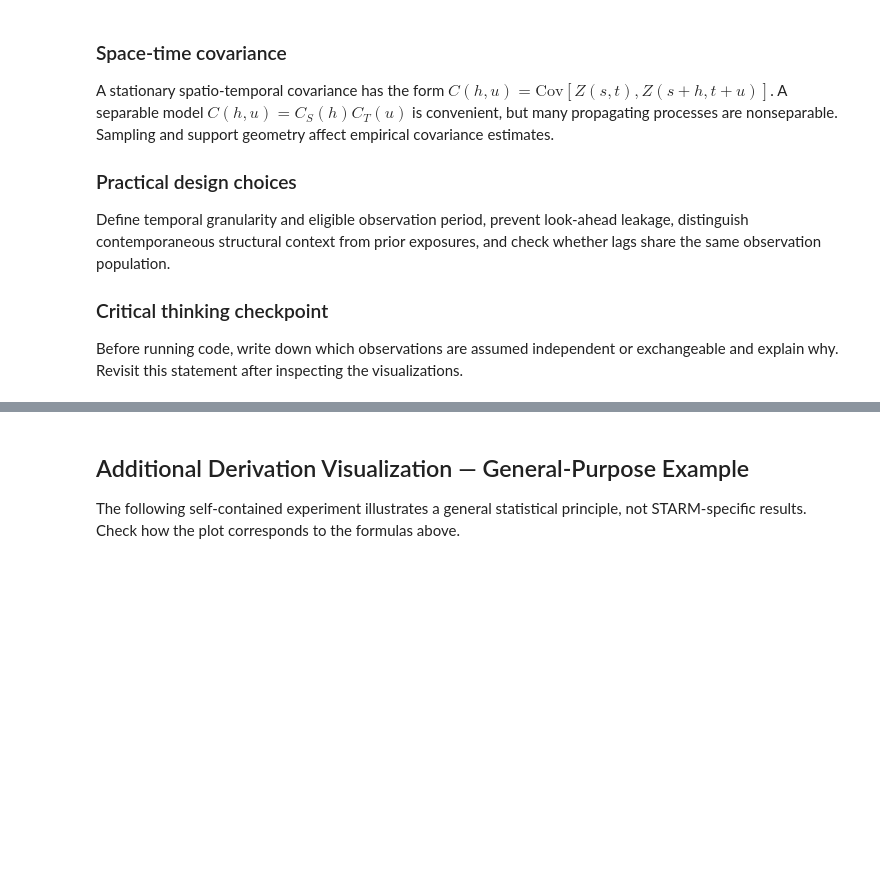
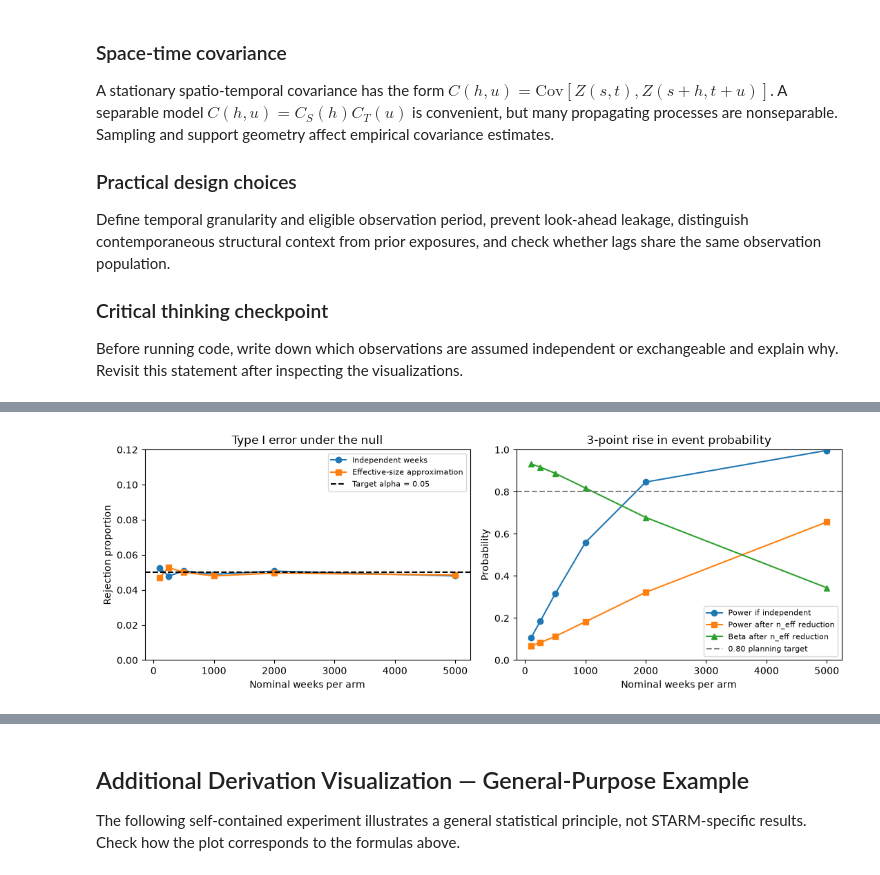
Before and after one commit to gisyaliny/math, a Jupyter notebook: _sources/docs/Spatial-statistics/Chapter_E_spatio-temporal_processes.ipynb, the cells around one changed output, grey strips where cells are left out. Saved outputs shown, nothing was run; the diff lists cells and outputs as text; code cells hidden in the pictures; blank space fills up the shorter version.

```diff
--- a/_sources/docs/Spatial-statistics/Chapter_E_spatio-temporal_processes.ipynb
+++ b/_sources/docs/Spatial-statistics/Chapter_E_spatio-temporal_processes.ipynb
@@ -55,0 +149,89 @@ Before running code, write down which observations are assumed independent or ex
+# %%
+import numpy as np
+import pandas as pd
+import matplotlib.pyplot as plt
+from scipy.stats import norm
+
+power_rng = np.random.default_rng(20261008)
+nominal_sample_sizes = np.array([100, 250, 500, 1000, 2000, 5000])
+replications = 12000
+alpha = 0.05
+baseline_event_rate = 0.10
+elevated_event_rate = 0.13
+temporal_correlation = 0.60
+effective_sample_sizes = np.maximum(
+    2,
+    np.rint(
+        nominal_sample_sizes
+        * (1 - temporal_correlation)
+        / (1 + temporal_correlation)
+    ).astype(int),
+)
+
+
+def simulate_two_rate_rejection(n_per_arm, treatment_rate):
+    control_events = power_rng.binomial(
+        n_per_arm[:, None], baseline_event_rate,
+        size=(len(n_per_arm), replications),
+    )
+    treatment_events = power_rng.binomial(
+        n_per_arm[:, None], treatment_rate,
+        size=(len(n_per_arm), replications),
+    )
+    pooled_rate = (control_events + treatment_events) / (2 * n_per_arm[:, None])
+    standard_error = np.sqrt(
+        pooled_rate * (1 - pooled_rate) * 2 / n_per_arm[:, None]
+    )
+    z_statistic = np.divide(
+        treatment_events / n_per_arm[:, None]
+        - control_events / n_per_arm[:, None],
+        standard_error,
+        out=np.zeros_like(pooled_rate, dtype=float),
+        where=standard_error > 0,
+    )
+    return np.abs(z_statistic) > norm.ppf(1 - alpha / 2)
+
+
+null_rejections_independent = simulate_two_rate_rejection(
+    nominal_sample_sizes, baseline_event_rate
+)
+null_rejections_effective = simulate_two_rate_rejection(
+    effective_sample_sizes, baseline_event_rate
+)
+power_independent = simulate_two_rate_rejection(
+    nominal_sample_sizes, elevated_event_rate
+).mean(axis=1)
+power_effective = simulate_two_rate_rejection(
+    effective_sample_sizes, elevated_event_rate
+).mean(axis=1)
+alpha_independent = null_rejections_independent.mean(axis=1)
+alpha_effective = null_rejections_effective.mean(axis=1)
+beta_effective = 1 - power_effective
+
+power_table = pd.DataFrame({
+    "nominal weeks per arm": nominal_sample_sizes,
+    "n_eff per arm (rho=.60)": effective_sample_sizes,
+    "alpha, independent": alpha_independent,
+    "alpha, n_eff approximation": alpha_effective,
+    "power, independent": power_independent,
+    "power, n_eff approximation": power_effective,
+    "beta, n_eff approximation": beta_effective,
+})
+
+fig, axes = plt.subplots(1, 2, figsize=(11, 4))
+axes[0].plot(nominal_sample_sizes, alpha_independent, marker="o", label="Independent weeks")
+axes[0].plot(nominal_sample_sizes, alpha_effective, marker="s", label="Effective-size approximation")
+axes[0].axhline(alpha, color="black", linestyle="--", label="Target alpha = 0.05")
+axes[0].set(title="Type I error under the null", xlabel="Nominal weeks per arm", ylabel="Rejection proportion", ylim=(0, 0.12))
+axes[0].legend(fontsize=8)
+axes[1].plot(nominal_sample_sizes, power_independent, marker="o", label="Power if independent")
+axes[1].plot(nominal_sample_sizes, power_effective, marker="s", label="Power after n_eff reduction")
+axes[1].plot(nominal_sample_sizes, beta_effective, marker="^", label="Beta after n_eff reduction")
+axes[1].axhline(0.80, color="gray", linestyle="--", label="0.80 planning target")
+axes[1].set(title="3-point rise in event probability", xlabel="Nominal weeks per arm", ylabel="Probability", ylim=(0, 1))
+axes[1].legend(fontsize=8)
+fig.tight_layout()
+plt.show()
+print(power_table.round(3).to_string(index=False))
+# %% [output]
+[figure, added]
```
Also changed, not shown: parts of 7 cells of this notebook, 13 other files.
